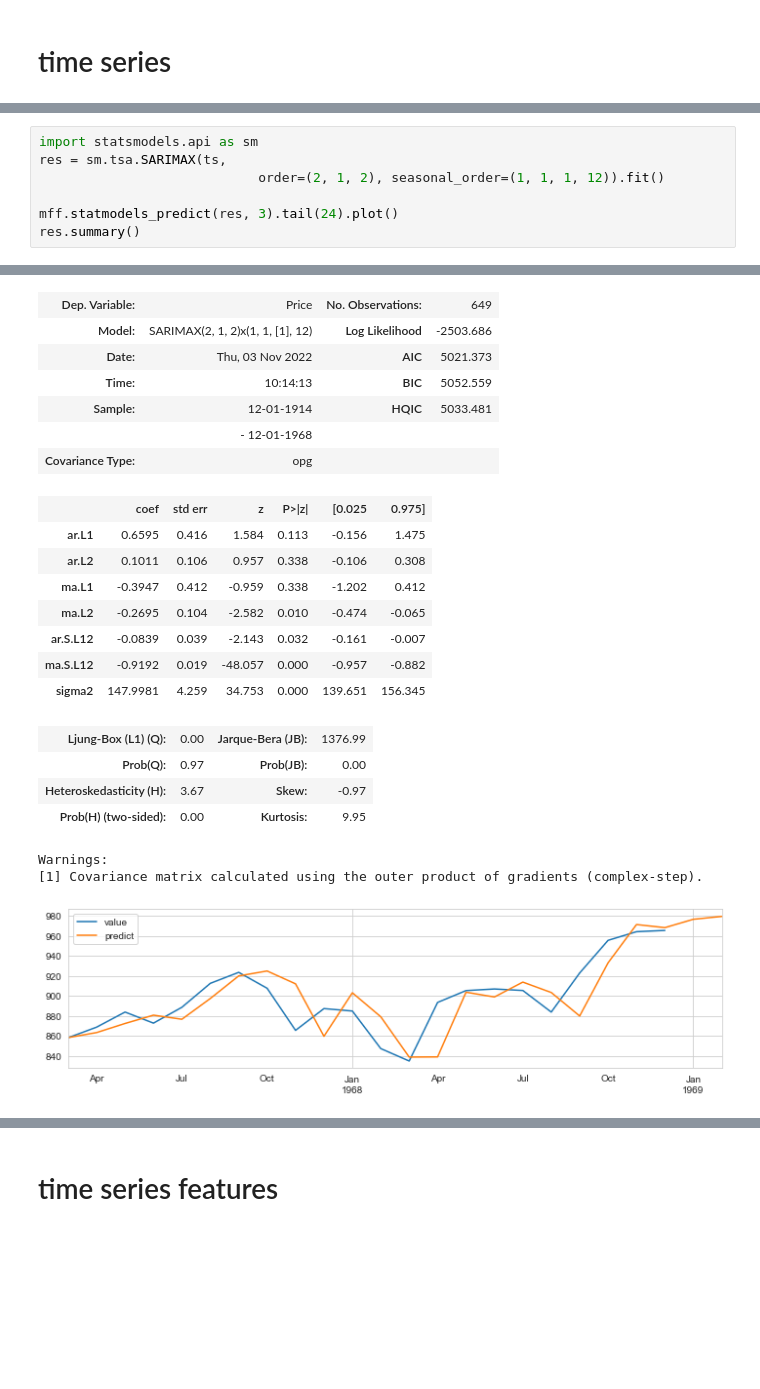
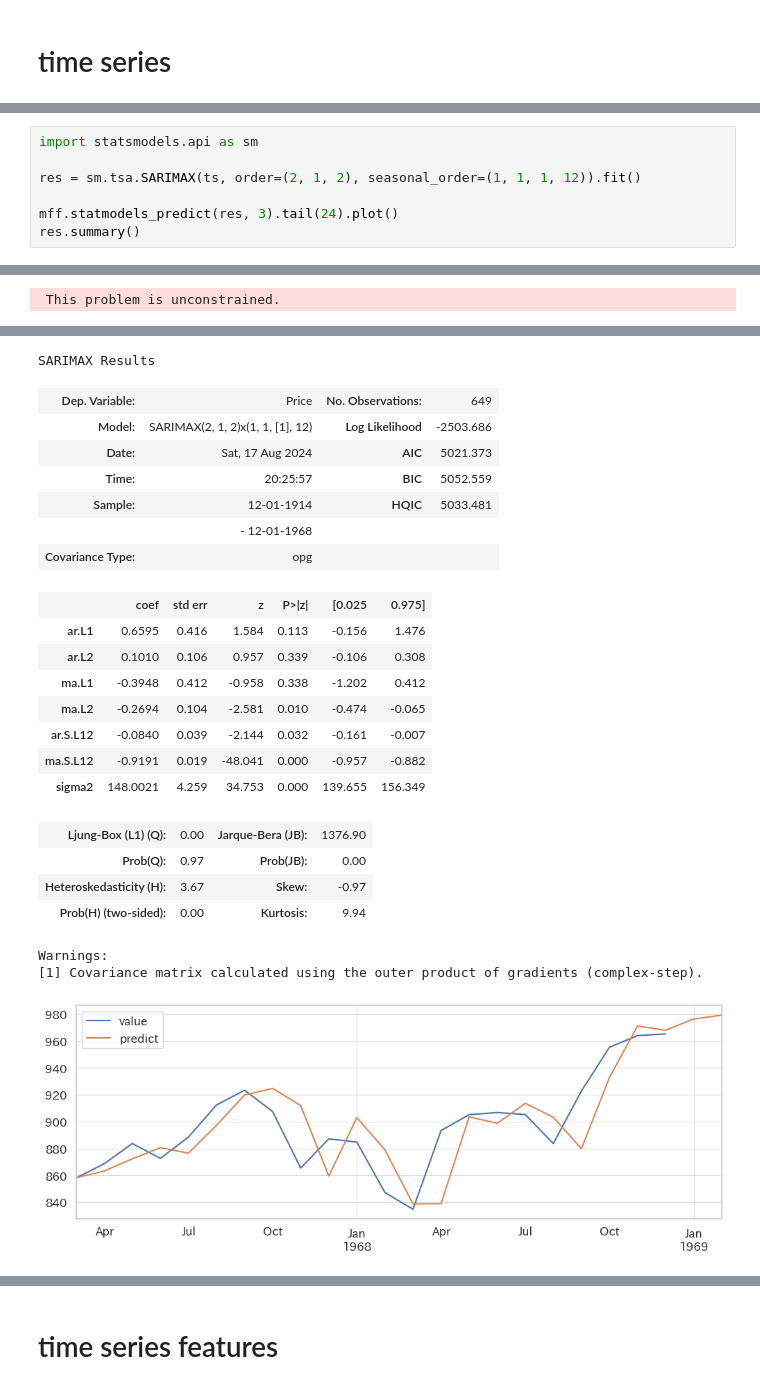
Before and after one commit to kurama8103/mlib, a Jupyter notebook: myfunc_demo.ipynb, the cells around one changed output, grey strips where cells are left out. Saved outputs shown, nothing was run; the diff lists cells and outputs as text; blank space fills up the shorter version.

```diff
--- a/myfunc_demo.ipynb
+++ b/myfunc_demo.ipynb
@@ -97,7 +125,7 @@ mff.acf_plot(ts_r)
 # %%
 import statsmodels.api as sm
-res = sm.tsa.SARIMAX(ts,
-                            order=(2, 1, 2), seasonal_order=(1, 1, 1, 12)).fit()
+
+res = sm.tsa.SARIMAX(ts, order=(2, 1, 2), seasonal_order=(1, 1, 1, 12)).fit()
 
 mff.statmodels_predict(res, 3).tail(24).plot()
 res.summary()
@@ -105,0 +143 @@ SARIMAX Results
+ This problem is unconstrained.
@@ -106,25 +161,26 @@ SARIMAX Results
+SARIMAX Results
 | Dep. Variable: | Price | No. Observations: | 649 |
 | Model: | SARIMAX(2, 1, 2)x(1, 1, [1], 12) | Log Likelihood | -2503.686 |
-| Date: | Thu, 03 Nov 2022 | AIC | 5021.373 |
-| Time: | 10:14:13 | BIC | 5052.559 |
+| Date: | Sat, 17 Aug 2024 | AIC | 5021.373 |
+| Time: | 20:25:57 | BIC | 5052.559 |
 | Sample: | 12-01-1914 | HQIC | 5033.481 |
 |  | - 12-01-1968 |  |  |
 | Covariance Type: | opg |  |  |
 |  | coef | std err | z | P>|z| | [0.025 | 0.975] |
-| ar.L1 | 0.6595 | 0.416 | 1.584 | 0.113 | -0.156 | 1.475 |
-| ar.L2 | 0.1011 | 0.106 | 0.957 | 0.338 | -0.106 | 0.308 |
-| ma.L1 | -0.3947 | 0.412 | -0.959 | 0.338 | -1.202 | 0.412 |
-| ma.L2 | -0.2695 | 0.104 | -2.582 | 0.010 | -0.474 | -0.065 |
-| ar.S.L12 | -0.0839 | 0.039 | -2.143 | 0.032 | -0.161 | -0.007 |
-| ma.S.L12 | -0.9192 | 0.019 | -48.057 | 0.000 | -0.957 | -0.882 |
-| sigma2 | 147.9981 | 4.259 | 34.753 | 0.000 | 139.651 | 156.345 |
+| ar.L1 | 0.6595 | 0.416 | 1.584 | 0.113 | -0.156 | 1.476 |
+| ar.L2 | 0.1010 | 0.106 | 0.957 | 0.339 | -0.106 | 0.308 |
+| ma.L1 | -0.3948 | 0.412 | -0.958 | 0.338 | -1.202 | 0.412 |
+| ma.L2 | -0.2694 | 0.104 | -2.581 | 0.010 | -0.474 | -0.065 |
+| ar.S.L12 | -0.0840 | 0.039 | -2.144 | 0.032 | -0.161 | -0.007 |
+| ma.S.L12 | -0.9191 | 0.019 | -48.041 | 0.000 | -0.957 | -0.882 |
+| sigma2 | 148.0021 | 4.259 | 34.753 | 0.000 | 139.655 | 156.349 |
-| Ljung-Box (L1) (Q): | 0.00 | Jarque-Bera (JB): | 1376.99 |
+| Ljung-Box (L1) (Q): | 0.00 | Jarque-Bera (JB): | 1376.90 |
 | Prob(Q): | 0.97 | Prob(JB): | 0.00 |
 | Heteroskedasticity (H): | 3.67 | Skew: | -0.97 |
-| Prob(H) (two-sided): | 0.00 | Kurtosis: | 9.95 |
+| Prob(H) (two-sided): | 0.00 | Kurtosis: | 9.94 |
-Warnings:
-[1] Covariance matrix calculated using the outer product of gradients (complex-step).
+Warnings:
+[1] Covariance matrix calculated using the outer product of gradients (complex-step).
-[figure, old version]
+[figure, new version]
 # %%
 res.resid.plot()
 mff.acf_plot(res.resid)
```
Also changed, not shown: parts of 12 cells of this notebook, 6 other files.
